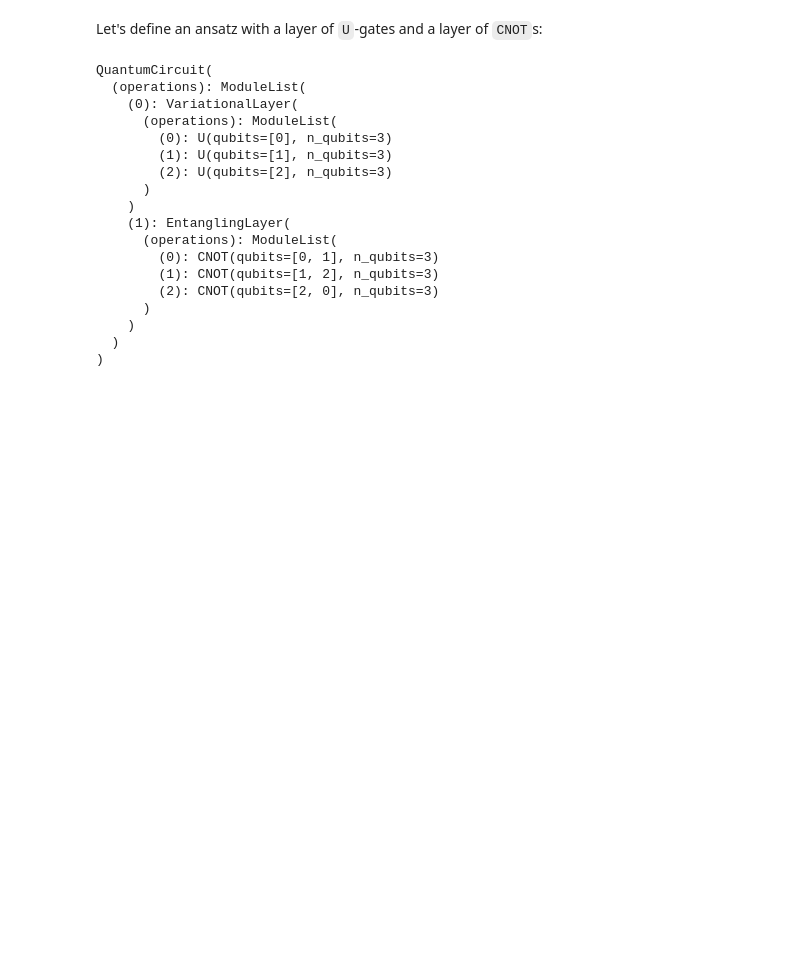
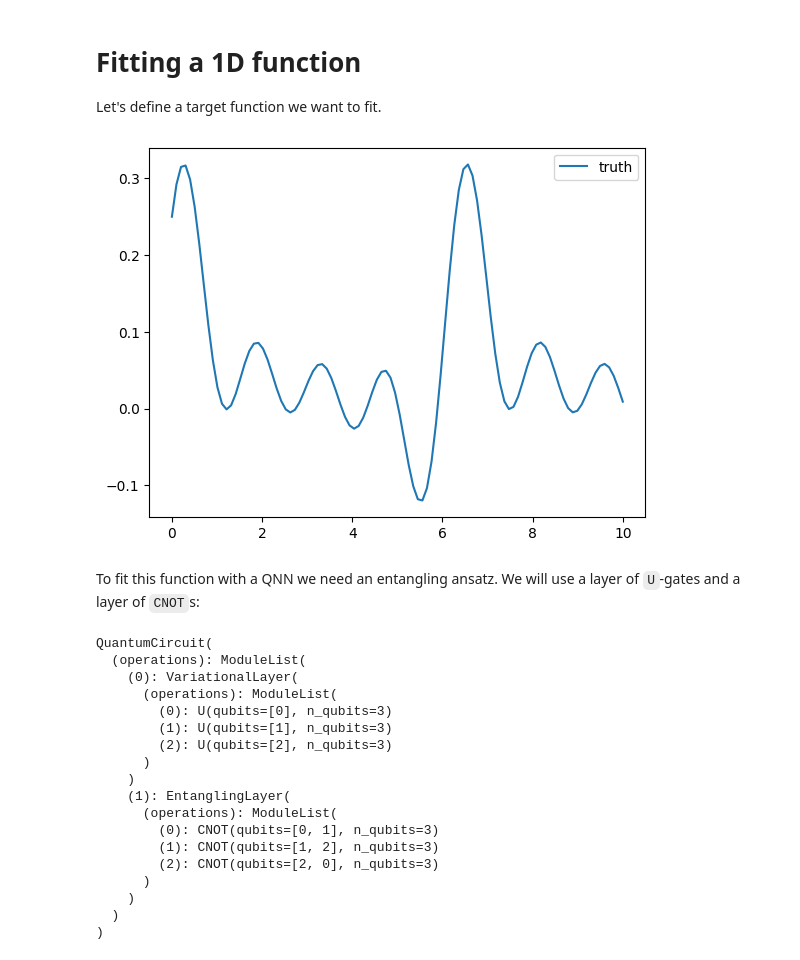
Before and after one commit to pasqal-io/pyqtorch, a Jupyter notebook: docs/fit_function.ipynb, the cells around one changed output. Cells and saved outputs as stored; diff of their text form; code cells hidden in the pictures; blank space fills up the shorter version.

```diff
--- a/docs/fit_function.ipynb
+++ b/docs/fit_function.ipynb
@@ -3,6 +6,26 @@ import torch
 import pyqtorch.modules as pyq
+# %% [markdown]
+# Fitting a 1D function
+
+Let's define a target function we want to fit.
+# %%
+
+def target_function(x, degree=3):
+    result = 0
+    for i in range(degree):
+        result += torch.cos(i*x) + torch.sin(i*x)
+    return .05 * result
+
+x = torch.tensor(np.linspace(0, 10, 100))
+target_y = target_function(x, 5)
+
+plt.plot(x.numpy(), target_y.numpy(), label="truth")
+plt.legend()
+plt.show()
+# %% [output]
+[figure, added]
 # %% [markdown]
-Let's define an ansatz with a layer of `U`-gates and a layer of `CNOT`s:
+To fit this function with a QNN we need an entangling ansatz. We will use a layer of `U`-gates and a layer of `CNOT`s:
 # %%
 def ULayerAnsatz(n_qubits, n_layers):
     ops = []
```
Also changed, not shown: parts of 8 cells of this notebook.
